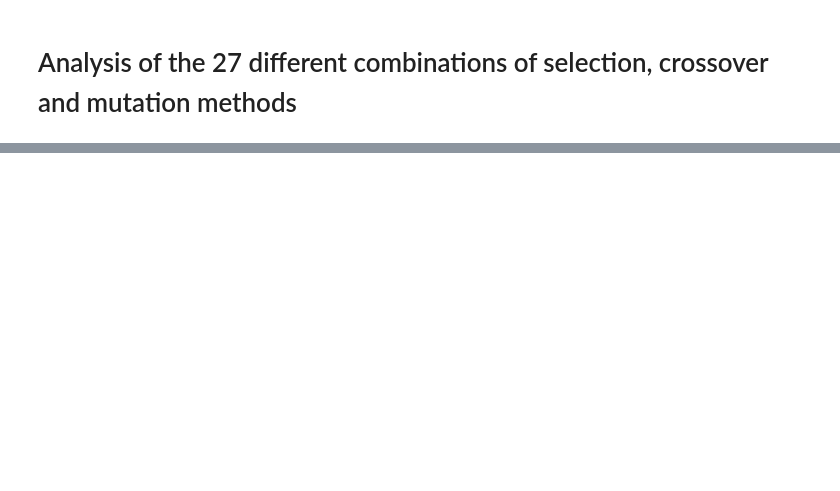
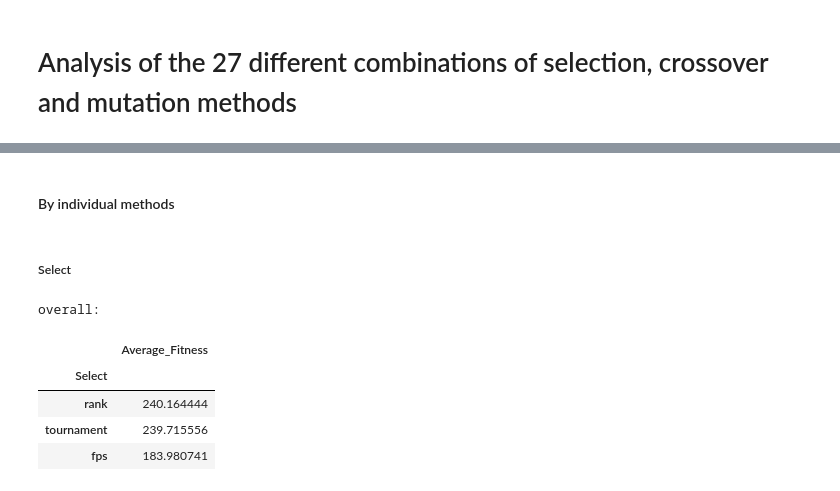
Before and after one commit to FranzMichaelFrank/sudoku_solver, a Jupyter notebook: testing_results/Analysis_27_combinations.ipynb, the cells around one changed output, grey strips where cells are left out. Drawn from its saved outputs; the diff is of its cells as text; code cells hidden in the pictures; blank space fills up the shorter version.

```diff
--- a/testing_results/Analysis_27_combinations.ipynb
+++ b/testing_results/Analysis_27_combinations.ipynb
@@ -63,0 +122,14 @@ all_dfs = [rank__pmx_co__swap_mutation,
+# %% [markdown]
+#### By individual methods
+# %% [markdown]
+##### Select
+# %%
+print("\n\n\033[1moverall:")
+display(overall_df.groupby("Select").mean().sort_values("Average_Fitness", ascending = False))
+# %% [output]
+overall:
+|  | Average_Fitness |
+| Select |  |
+| rank | 240.164444 |
+| tournament | 239.715556 |
+| fps | 183.980741 |
```
Also changed, not shown: parts of 25 cells of this notebook.
